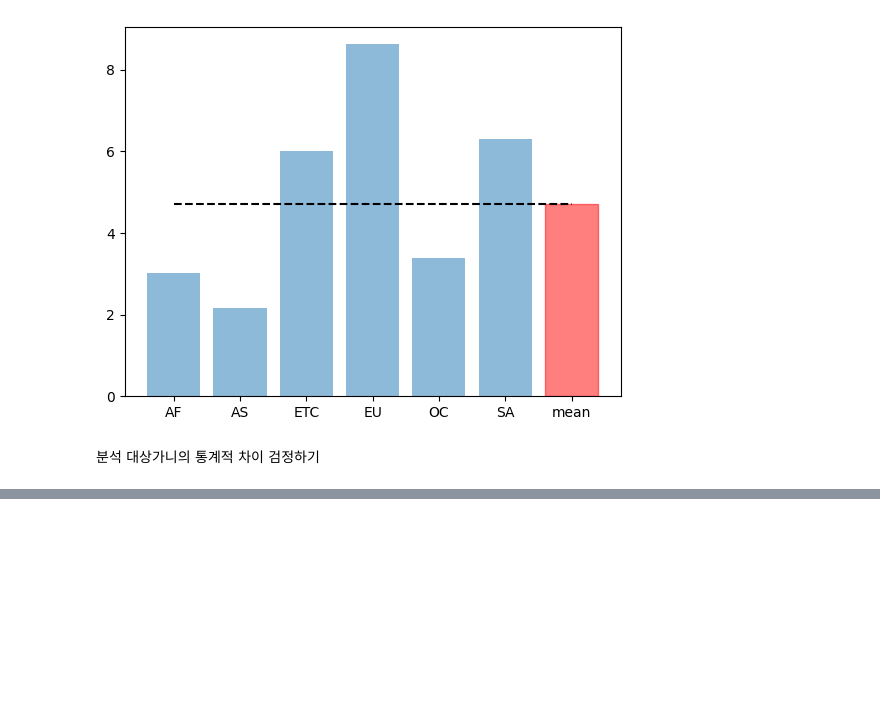
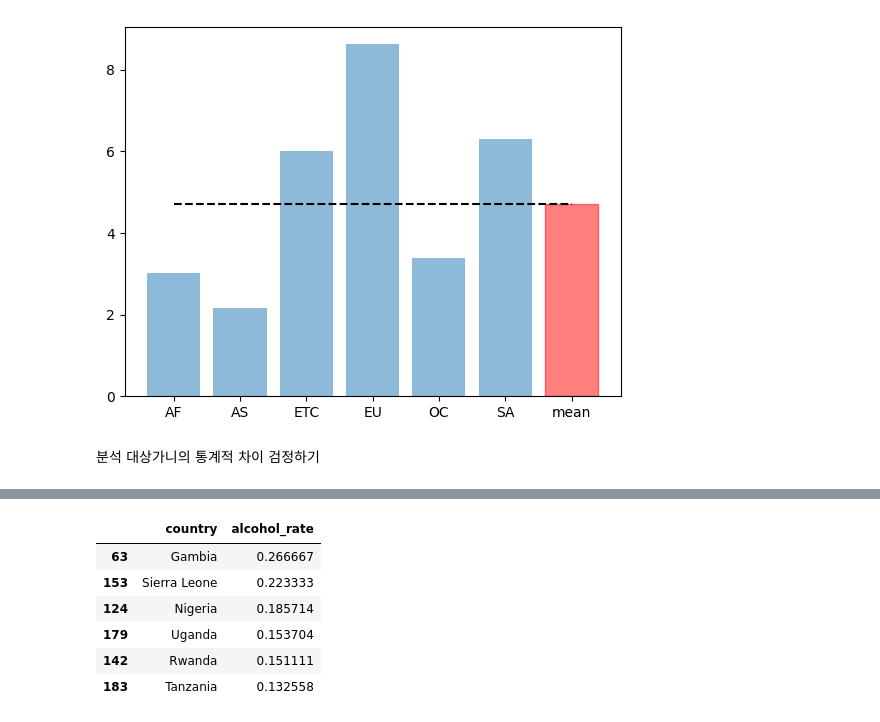
Before and after one commit to leekyuyoung202306/PYTHON, a Jupyter notebook: 12주차/[12주차]데이터분석02.ipynb, the cells around one changed output, grey strips where cells are left out. Saved outputs shown, nothing was run; the diff lists cells and outputs as text; code cells hidden in the pictures; blank space fills up the shorter version.

```diff
--- a/12주차/[12주차]데이터분석02.ipynb
+++ b/12주차/[12주차]데이터분석02.ipynb
@@ -220,0 +269,12 @@ plt.show()
+# %%
+country_with_rank =  drink[['country','alcohol_rate']]
+country_with_rank = country_with_rank.sort_values(by=['alcohol_rate'],ascending=False)
+country_with_rank[:6]
+# %% [output]
+|  | country | alcohol_rate |
+| 63 | Gambia | 0.266667 |
+| 153 | Sierra Leone | 0.223333 |
+| 124 | Nigeria | 0.185714 |
+| 179 | Uganda | 0.153704 |
+| 142 | Rwanda | 0.151111 |
+| 183 | Tanzania | 0.132558 |
```
Also changed, not shown: parts of 11 cells of this notebook.
